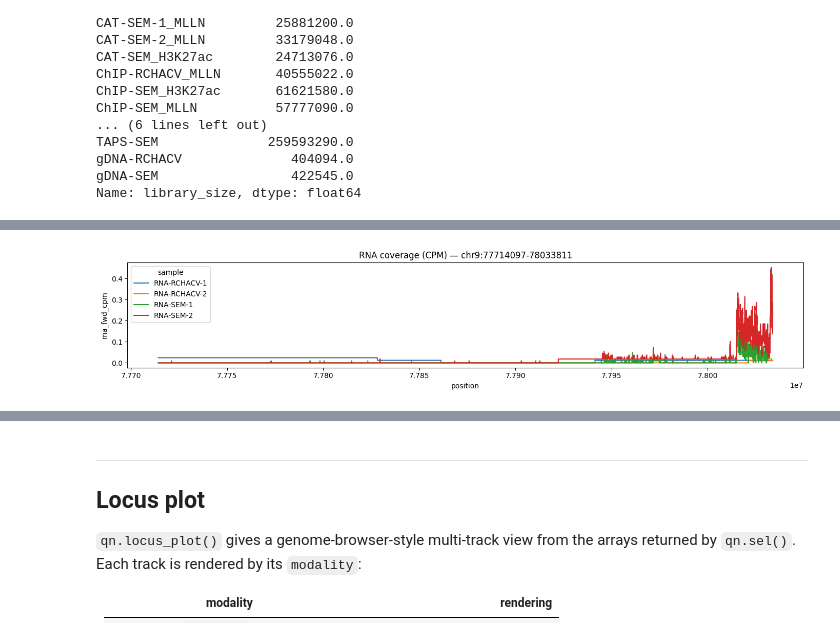
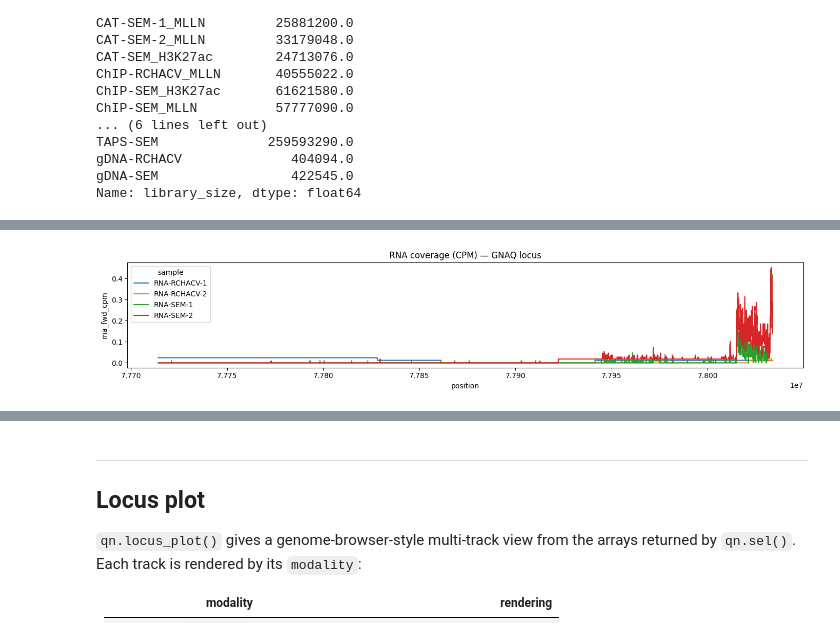
Before and after one commit to Milne-Group/QuantNado, a Jupyter notebook: profiling.ipynb, the cells around one changed output, grey strips where cells are left out. Drawn from its saved outputs; the diff is of its cells as text; code cells hidden in the pictures.

```diff
--- a/profiling.ipynb
+++ b/profiling.ipynb
@@ -385,6 +370,6 @@ rna_cpm["rna_fwd_cpm"].plot.line(
     hue="sample",
     figsize=(14, 3),
 )
-plt.title(f"RNA coverage (CPM) — {GENE_LOCUS}")
+plt.title(f"RNA coverage (CPM) — {GENE_NAME} locus")
 plt.tight_layout()
 # %% [output]
@@ -395 +380 @@ plt.tight_layout()
-[figure, old version]
+[figure, new version]
```
Also changed, not shown: parts of 26 cells of this notebook, 8 other files.
